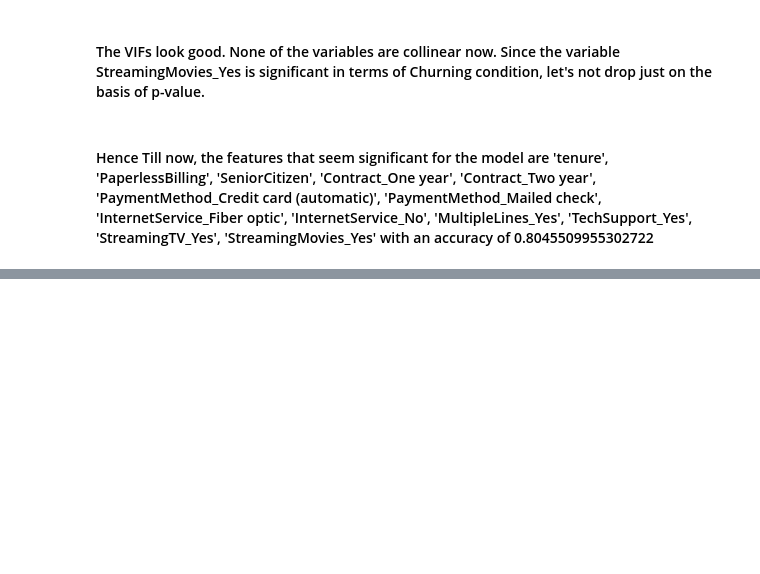
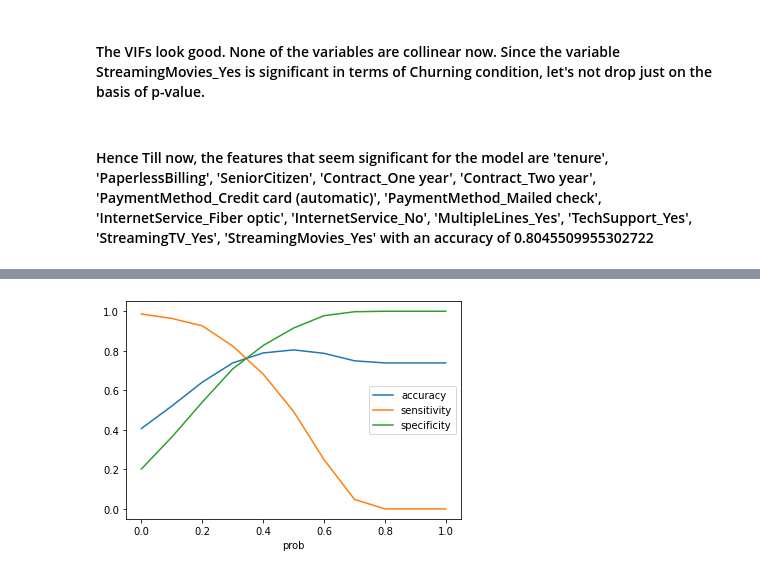
Before and after one commit to ds-souvik/Machine-Learning-Basic-Intermediate-Expert., a Jupyter notebook: 11 Machine Learning- Logistic Regression/2 Multivariate Logistic Regression/Telecom Churn Case Logistic Regression.ipynb, the cells around one changed output, grey strips where cells are left out. Cells and saved outputs as stored; diff of their text form; code cells hidden in the pictures; blank space fills up the shorter version.

Commit message:
Finished with model evaluation, confusion matrix, accuracy, sensitivity, specificity, prescision and recall

```diff
--- a/11 Machine Learning- Logistic Regression/2 Multivariate Logistic Regression/Telecom Churn Case Logistic Regression.ipynb
+++ b/11 Machine Learning- Logistic Regression/2 Multivariate Logistic Regression/Telecom Churn Case Logistic Regression.ipynb
@@ -1014,0 +1074,4 @@ Index(['tenure', 'PaperlessBilling', 'SeniorCitizen', 'Contract_One year',
+# %%
+for i in num:
+    y_train_pred_final[i]=y_train_pred_final.Churn_Prob.map(lambda x:1 if x>i else 0)
+y_train_pred_final.head()
@@ -1014,0 +1085,11 @@ Index(['tenure', 'PaperlessBilling', 'SeniorCitizen', 'Contract_One year',
+# %%
+cutoff_df=pd.DataFrame(columns=['prob', 'accuracy', 'sensitivity', 'specificity'])
+# %%
+for i in num:
+    cm1=metrics.confusion_matrix(y_train_pred_final.Churn, y_train_pred_final[i])
+    total=sum(sum(cm1))
+    func_accuracy=(cm1[0,0]+cm1[1,1])/(cm1[0,0]+cm1[0,1]+cm1[1,0]+cm1[1,1])
+    func_sensitivity= cm1[1,1]/(cm1[1,1]+cm1[1,0])
+    func_specificity= cm1[0,0]/(cm1[0,0]+ cm1[0,1])
+    cutoff_df.loc[i]= [i, func_accuracy, func_sensitivity, func_specificity]
+cutoff_df
@@ -1014,0 +1109,5 @@ Index(['tenure', 'PaperlessBilling', 'SeniorCitizen', 'Contract_One year',
+# %%
+cutoff_df.plot.line(x='prob', y=['accuracy', 'sensitivity', 'specificity'])
+plt.show()
+# %% [output]
+[figure, added]
```
Also changed, not shown: parts of 36 cells of this notebook.
